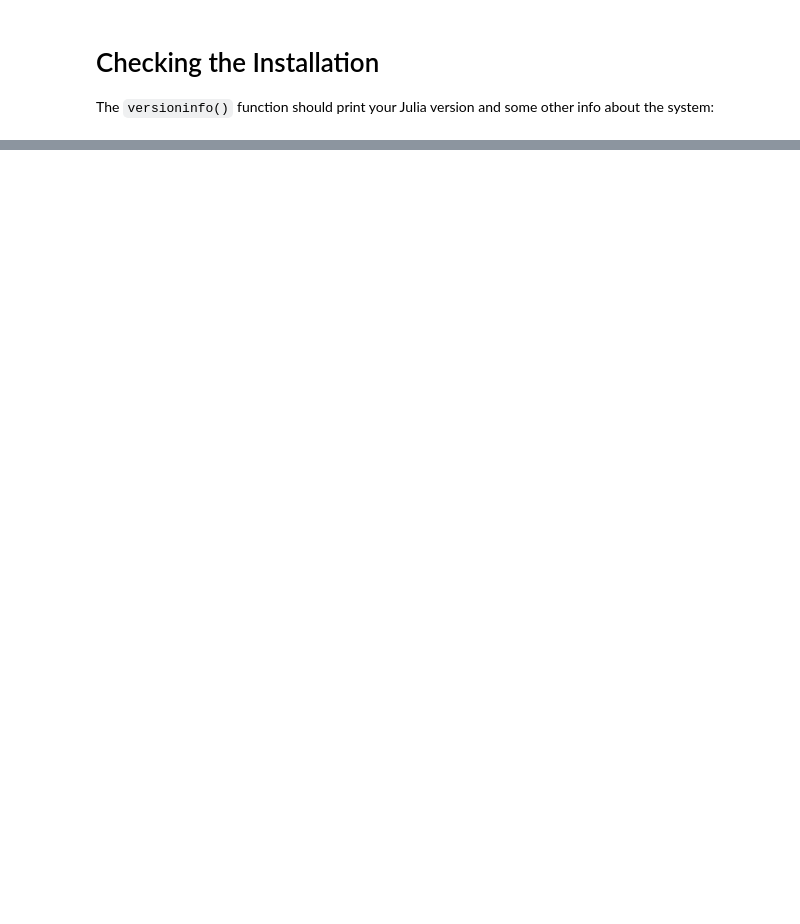
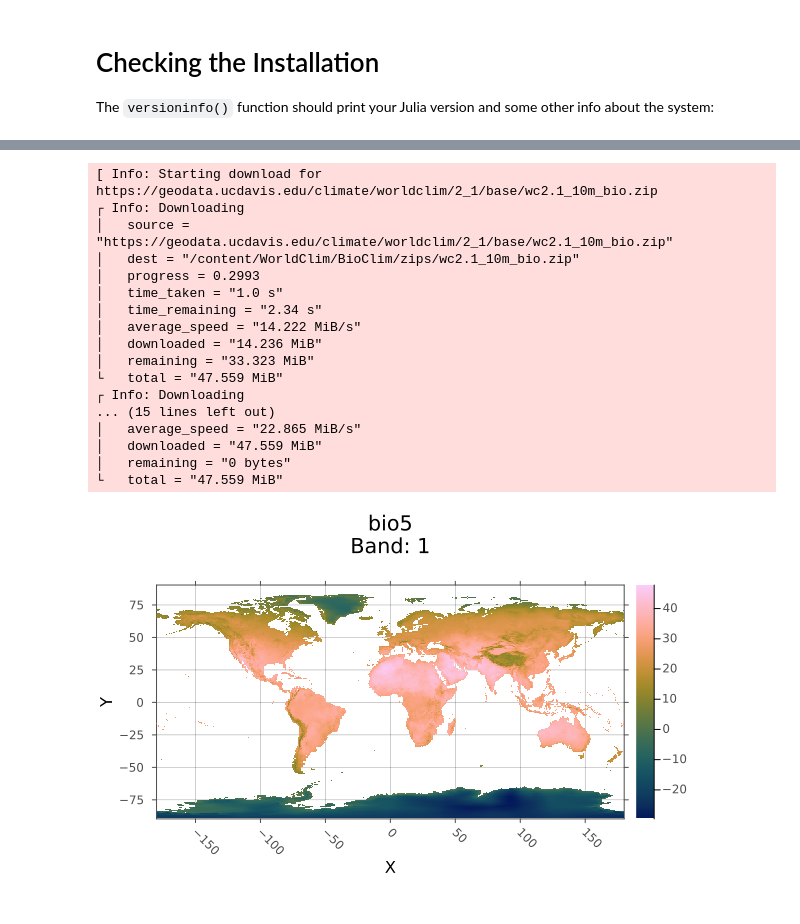
Before and after one commit to xKDR/Julia-Workshop, a Jupyter notebook: Introduction.ipynb, the cells around one changed output, grey strips where cells are left out. Cells and saved outputs as stored; diff of their text form; code cells hidden in the pictures; blank space fills up the shorter version.

```diff
--- a/Introduction.ipynb
+++ b/Introduction.ipynb
@@ -92,0 +285,27 @@ Have fun!
+# %%
+using Rasters, RasterDataSources, ArchGDAL, Plots
+
+ENV["RASTERDATASOURCES_PATH"] = "/content/"
+
+A = Raster(WorldClim{BioClim},
+5)
+plot(A)
+# %% [output]
+[ Info: Starting download for https://geodata.ucdavis.edu/climate/worldclim/2_1/base/wc2.1_10m_bio.zip
+┌ Info: Downloading
+│   source = "https://geodata.ucdavis.edu/climate/worldclim/2_1/base/wc2.1_10m_bio.zip"
+│   dest = "/content/WorldClim/BioClim/zips/wc2.1_10m_bio.zip"
+│   progress = 0.2993
+│   time_taken = "1.0 s"
+│   time_remaining = "2.34 s"
+│   average_speed = "14.222 MiB/s"
+│   downloaded = "14.236 MiB"
+│   remaining = "33.323 MiB"
+└   total = "47.559 MiB"
+┌ Info: Downloading
+... (15 lines left out)
+│   average_speed = "22.865 MiB/s"
+│   downloaded = "47.559 MiB"
+│   remaining = "0 bytes"
+└   total = "47.559 MiB"
+[figure, added]
```
Also changed, not shown: parts of 44 cells of this notebook.
